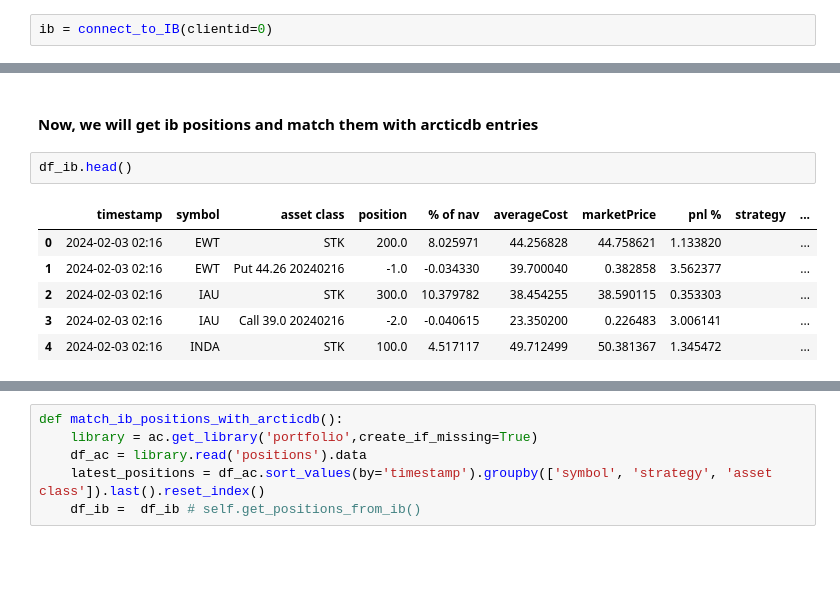
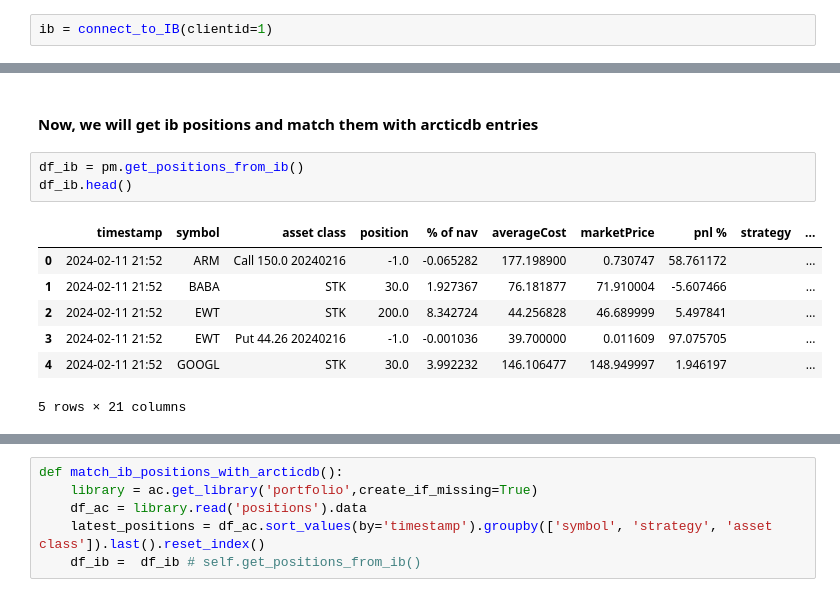
Before and after one commit to lowQuant/IB-Multi-Strategy-ATS, a Jupyter notebook: data_and_research/new_broker_methods.ipynb, the cells around one changed output, grey strips where cells are left out. Cells and saved outputs as stored; diff of their text form; blank space fills up the shorter version.

```diff
--- a/data_and_research/new_broker_methods.ipynb
+++ b/data_and_research/new_broker_methods.ipynb
@@ -26,7 +26,7 @@ except:
     from broker.portfolio import PortfolioManager
     from data_and_research import ac, initialize_db
 # %%
-ib = connect_to_IB(clientid=0)
+ib = connect_to_IB(clientid=1)
 # %% [markdown]
 # Develop a method to retrieve the current portfolio as dataframe and store it in arcticdb
 # %%
@@ -113,11 +131,13 @@ df_ac
 # %% [markdown]
 #### Now, we will get ib positions and match them with arcticdb entries
 # %%
+df_ib = pm.get_positions_from_ib()
 df_ib.head()
 # %% [output]
 |  | timestamp | symbol | asset class | position | % of nav | averageCost | marketPrice | pnl % | strategy | ... |
-| 0 | 2024-02-03 02:16 | EWT | STK | 200.0 | 8.025971 | 44.256828 | 44.758621 | 1.133820 |  | ... |
-| 1 | 2024-02-03 02:16 | EWT | Put 44.26 20240216 | -1.0 | -0.034330 | 39.700040 | 0.382858 | 3.562377 |  | ... |
-| 2 | 2024-02-03 02:16 | IAU | STK | 300.0 | 10.379782 | 38.454255 | 38.590115 | 0.353303 |  | ... |
-| 3 | 2024-02-03 02:16 | IAU | Call 39.0 20240216 | -2.0 | -0.040615 | 23.350200 | 0.226483 | 3.006141 |  | ... |
-| 4 | 2024-02-03 02:16 | INDA | STK | 100.0 | 4.517117 | 49.712499 | 50.381367 | 1.345472 |  | ... |
+| 0 | 2024-02-11 21:52 | ARM | Call 150.0 20240216 | -1.0 | -0.065282 | 177.198900 | 0.730747 | 58.761172 |  | ... |
+| 1 | 2024-02-11 21:52 | BABA | STK | 30.0 | 1.927367 | 76.181877 | 71.910004 | -5.607466 |  | ... |
+| 2 | 2024-02-11 21:52 | EWT | STK | 200.0 | 8.342724 | 44.256828 | 46.689999 | 5.497841 |  | ... |
+| 3 | 2024-02-11 21:52 | EWT | Put 44.26 20240216 | -1.0 | -0.001036 | 39.700000 | 0.011609 | 97.075705 |  | ... |
+| 4 | 2024-02-11 21:52 | GOOGL | STK | 30.0 | 3.992232 | 146.106477 | 148.949997 | 1.946197 |  | ... |
+5 rows × 21 columns
```
Also changed, not shown: parts of 13 cells of this notebook, 2 other files.
